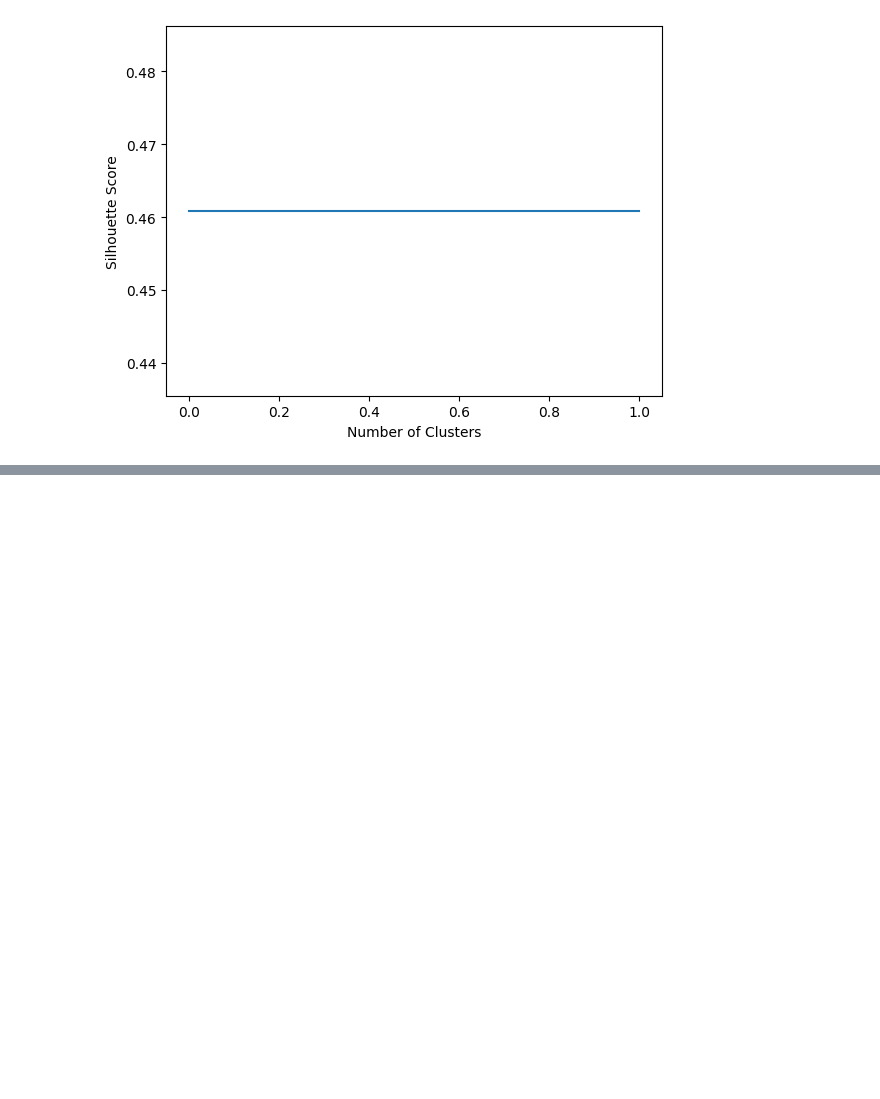
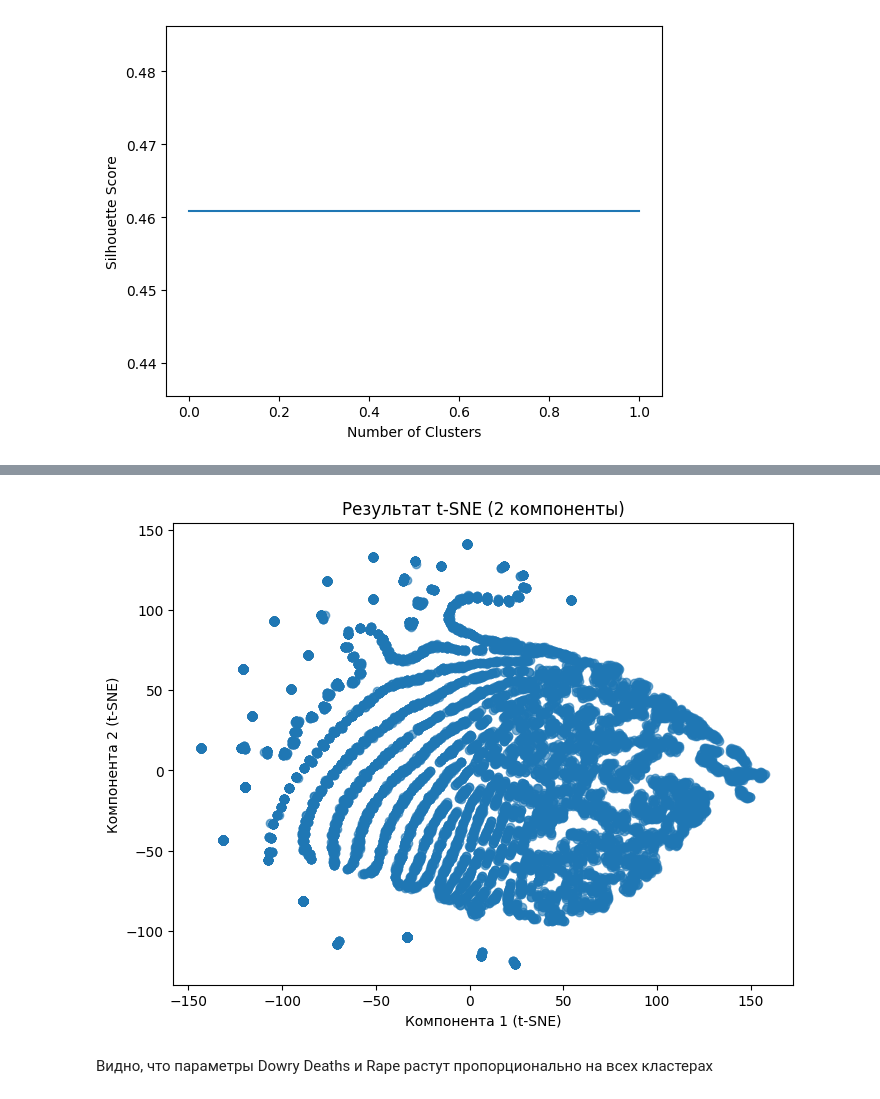
Before and after one commit to fluffymouses/fluffymouses, a Jupyter notebook: lab4/Задание_4.ipynb, the cells around one changed output, grey strips where cells are left out. Saved outputs shown, nothing was run; the diff lists cells and outputs as text; code cells hidden in the pictures; blank space fills up the shorter version.

```diff
--- a/lab4/Задание_4.ipynb
+++ b/lab4/Задание_4.ipynb
@@ -503,0 +529,20 @@ plt.show()
+# %%
+import numpy as np
+import matplotlib.pyplot as plt
+from sklearn.manifold import TSNE
+
+# Создаем объект t-SNE и снижаем размерность до 2 компонент
+tsne = TSNE(n_components=2)
+data_tsne = tsne.fit_transform(X_scaled)
+
+# Визуализируем данные после применения t-SNE
+plt.figure(figsize=(8, 6))
+plt.scatter(data_tsne[:, 0], data_tsne[:, 1], alpha=0.6)
+plt.xlabel('Компонента 1 (t-SNE)')
+plt.ylabel('Компонента 2 (t-SNE)')
+plt.title('Результат t-SNE (2 компоненты)')
+plt.show()
+# %% [output]
+[figure, added]
+# %% [markdown]
+Видно, что параметры Dowry Deaths и Rape растут пропорционально на всех кластерах
```
Also changed, not shown: parts of 6 cells of this notebook.
